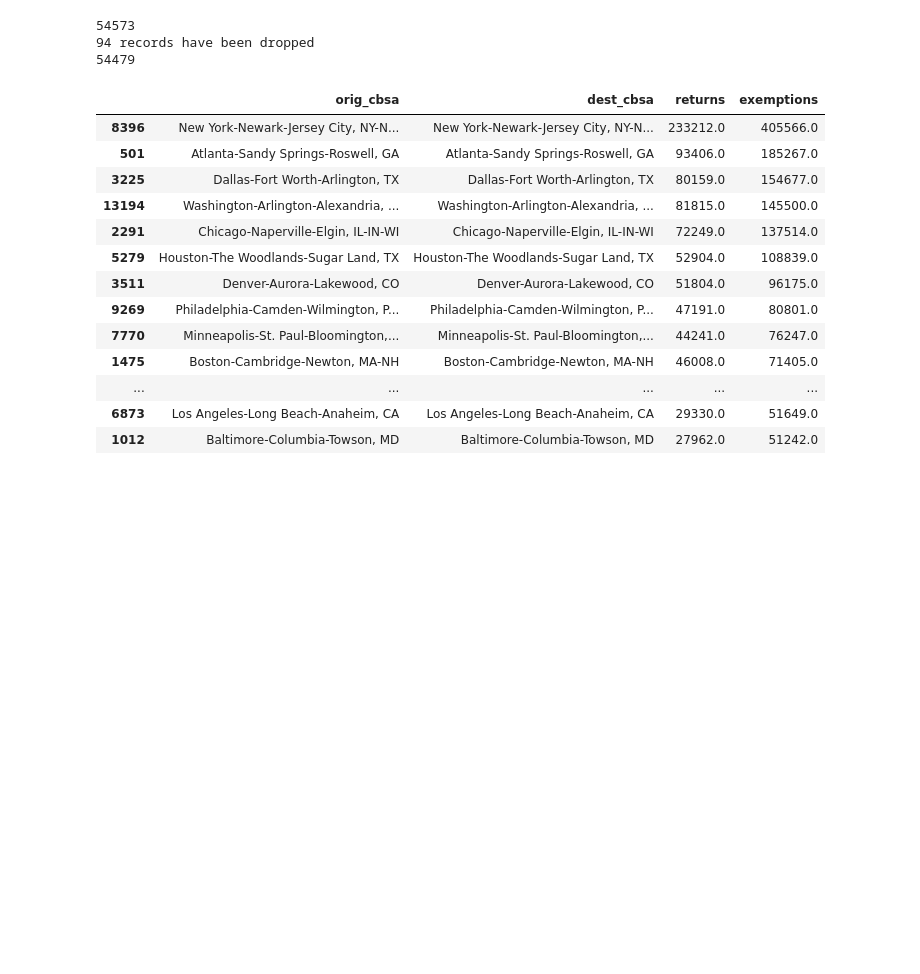
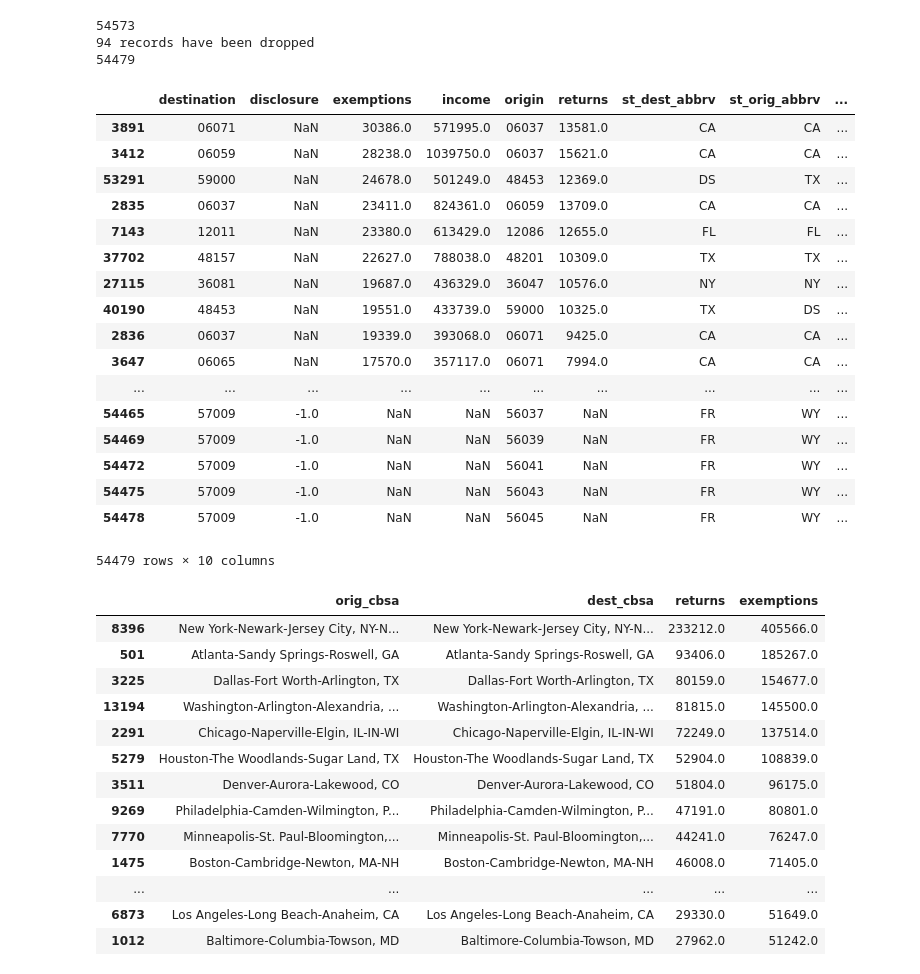
Before and after one commit to anastasiaclark/irs_nyc_migration, a Jupyter notebook: scripts/explore_irs_mig.ipynb, the cells around one changed output. Drawn from its saved outputs; the diff is of its cells as text; code cells hidden in the pictures; blank space fills up the shorter version.

```diff
--- a/scripts/explore_irs_mig.ipynb
+++ b/scripts/explore_irs_mig.ipynb
@@ -178,6 +178,27 @@ print len(flows)
 # merge metro area information twice: for county of origin and for county of destination
 flows = flows.merge(metros[['fips', 'cbsa_name']],left_on='destination', right_on='fips', how='left').drop('fips',1).rename(columns={'cbsa_name':'dest_cbsa'})
 flows = flows.merge(metros[['fips', 'cbsa_name']],left_on='origin', right_on='fips', how='left').drop('fips',1).rename(columns={'cbsa_name':'orig_cbsa'})
+# %%
+flows.sort_values('exemptions', ascending=False).head(n=20)
+# %% [output]
+|  | destination | disclosure | exemptions | income | origin | returns | st_dest_abbrv | st_orig_abbrv | ... |
+| 3891 | 06071 | NaN | 30386.0 | 571995.0 | 06037 | 13581.0 | CA | CA | ... |
+| 3412 | 06059 | NaN | 28238.0 | 1039750.0 | 06037 | 15621.0 | CA | CA | ... |
+| 53291 | 59000 | NaN | 24678.0 | 501249.0 | 48453 | 12369.0 | DS | TX | ... |
+| 2835 | 06037 | NaN | 23411.0 | 824361.0 | 06059 | 13709.0 | CA | CA | ... |
+| 7143 | 12011 | NaN | 23380.0 | 613429.0 | 12086 | 12655.0 | FL | FL | ... |
+| 37702 | 48157 | NaN | 22627.0 | 788038.0 | 48201 | 10309.0 | TX | TX | ... |
+| 27115 | 36081 | NaN | 19687.0 | 436329.0 | 36047 | 10576.0 | NY | NY | ... |
+| 40190 | 48453 | NaN | 19551.0 | 433739.0 | 59000 | 10325.0 | TX | DS | ... |
+| 2836 | 06037 | NaN | 19339.0 | 393068.0 | 06071 | 9425.0 | CA | CA | ... |
+| 3647 | 06065 | NaN | 17570.0 | 357117.0 | 06071 | 7994.0 | CA | CA | ... |
+| ... | ... | ... | ... | ... | ... | ... | ... | ... | ... |
+| 54465 | 57009 | -1.0 | NaN | NaN | 56037 | NaN | FR | WY | ... |
+| 54469 | 57009 | -1.0 | NaN | NaN | 56039 | NaN | FR | WY | ... |
+| 54472 | 57009 | -1.0 | NaN | NaN | 56041 | NaN | FR | WY | ... |
+| 54475 | 57009 | -1.0 | NaN | NaN | 56043 | NaN | FR | WY | ... |
+| 54478 | 57009 | -1.0 | NaN | NaN | 56045 | NaN | FR | WY | ... |
+54479 rows × 10 columns
 # %%
 # groupby metro of origin and destination to get flows b/n metro areas
 metro_flows=flows[['orig_cbsa','dest_cbsa','returns','exemptions']].groupby(['orig_cbsa','dest_cbsa']).sum().reset_index()
```
Also changed, not shown: 2 other files.
